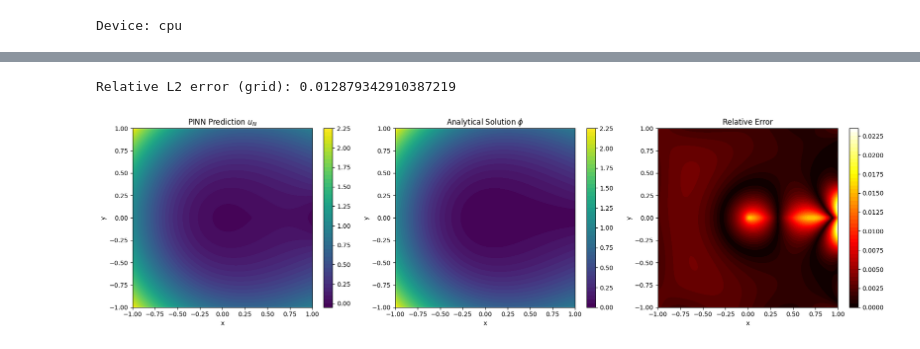
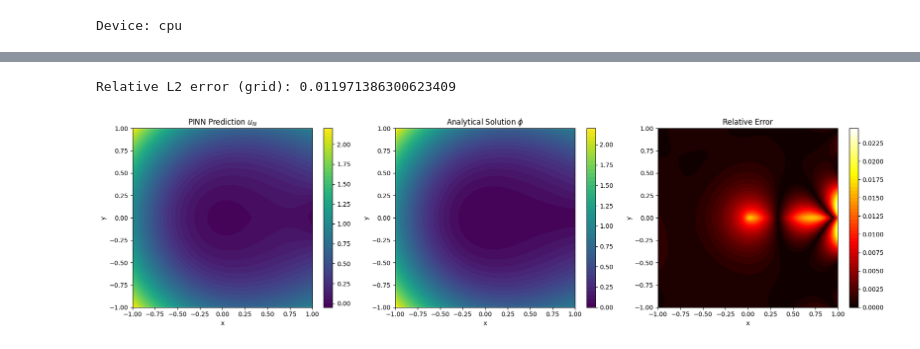
Before and after one commit to ChangEn37/PDE_PINNs, a Jupyter notebook: time_dep_fixed_exact_sol.ipynb, the cells around one changed output, grey strips where cells are left out. Drawn from its saved outputs; the diff is of its cells as text; code cells hidden in the pictures.

```diff
--- a/time_dep_fixed_exact_sol.ipynb
+++ b/time_dep_fixed_exact_sol.ipynb
@@ -401,7 +401,7 @@ def compute_phi(x, y, t):
     #r = torch.sqrt(x**2 + y**2)
     r = torch.sqrt(torch.clamp(x**2 + y**2, min=1e-12))
     inside = r - (x * torch.cos(angle) + y * torch.sin(angle))
-    u_true = (r**2 + t**2)  * torch.sqrt( 0.5 * inside)
+    u_true = (x**2 + y**2)  * torch.sqrt( 0.5 * inside)
     return torch.sqrt( 0.5 * inside), u_true
 
 
@@ -425,35 +425,35 @@ error_abs = np.abs(u_pred - u_true_grid)
 # 整體相對誤差 ||u_pred - u_true||_2 / ||u_true||_2
 error_tensor = torch.from_numpy(np.abs(u_pred - u_true_grid)).double()
 u_tensor = torch.from_numpy(np.abs(u_true_grid)).double()
 relL2 = torch.norm(error_tensor) / torch.norm(u_tensor)
 print("Relative L2 error (grid):", relL2.item())
 
 # 畫圖
 fig, axs = plt.subplots(1, 3, figsize=(18,5))
 
 im0 = axs[0].contourf(Xg, Yg, u_pred, 50, cmap='viridis')
 fig.colorbar(im0, ax=axs[0])
 axs[0].set_title('PINN Prediction $u_N$')
 axs[0].set_xlabel('x')
 axs[0].set_ylabel('y')
 
 im1 = axs[1].contourf(Xg, Yg, u_true_grid, 50, cmap='viridis')
 fig.colorbar(im1, ax=axs[1])
 axs[1].set_title('Analytical Solution $\\phi$')
 axs[1].set_xlabel('x')
 axs[1].set_ylabel('y')
 
 im2 = axs[2].contourf(Xg, Yg, error_rel, 50, cmap='hot')
 fig.colorbar(im2, ax=axs[2])
 axs[2].set_title('Relative Error')
 axs[2].set_xlabel('x')
 axs[2].set_ylabel('y')
 
 plt.tight_layout()
 plt.show()
 # %% [output]
-Relative L2 error (grid): 0.012879342910387219
+Relative L2 error (grid): 0.011971386300623409
-[figure, old version]
+[figure, new version]
 # %%
 # loss
 epochs_arr = np.arange(len(loss_history))
```
Also changed, not shown: parts of 6 cells of this notebook.
